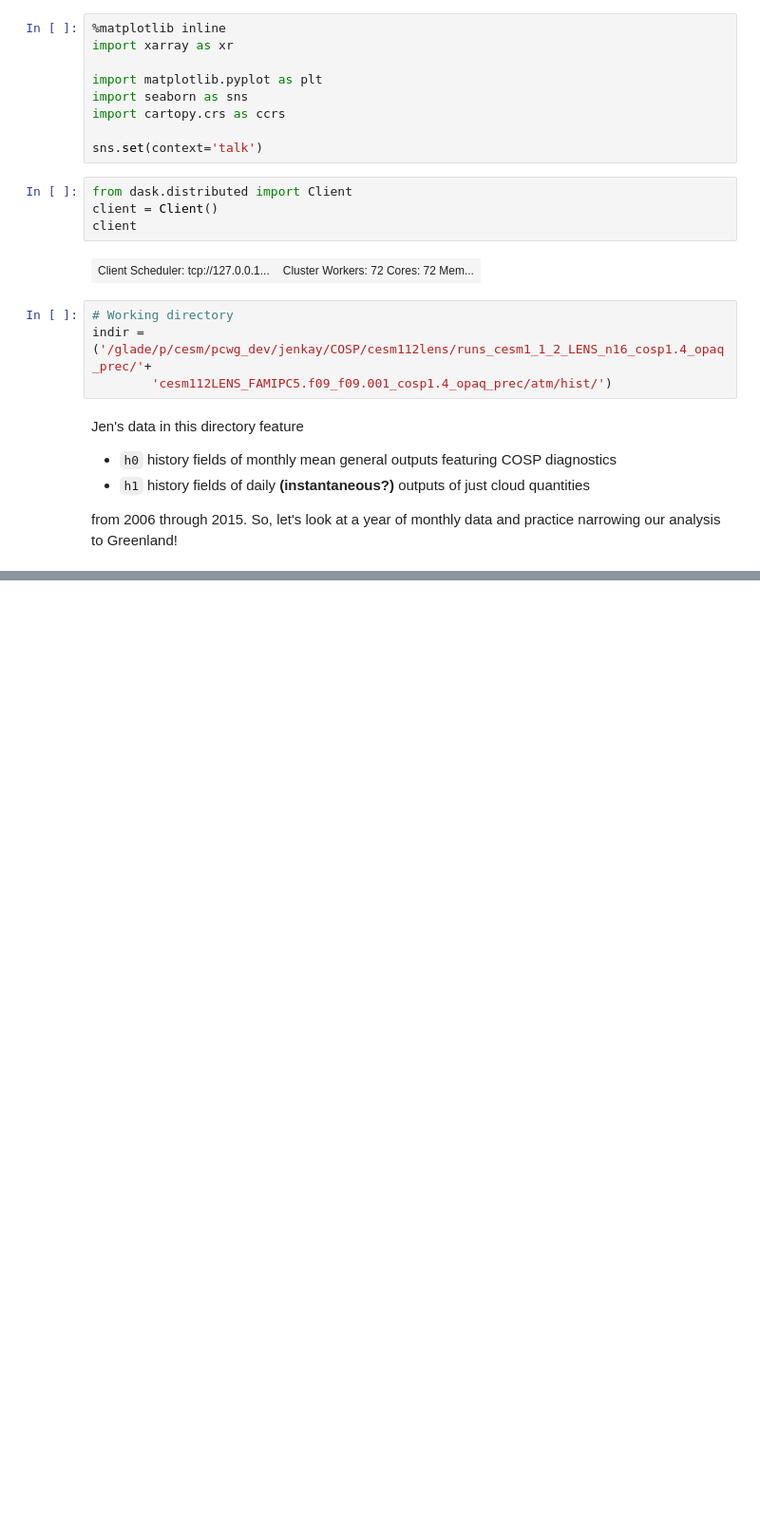
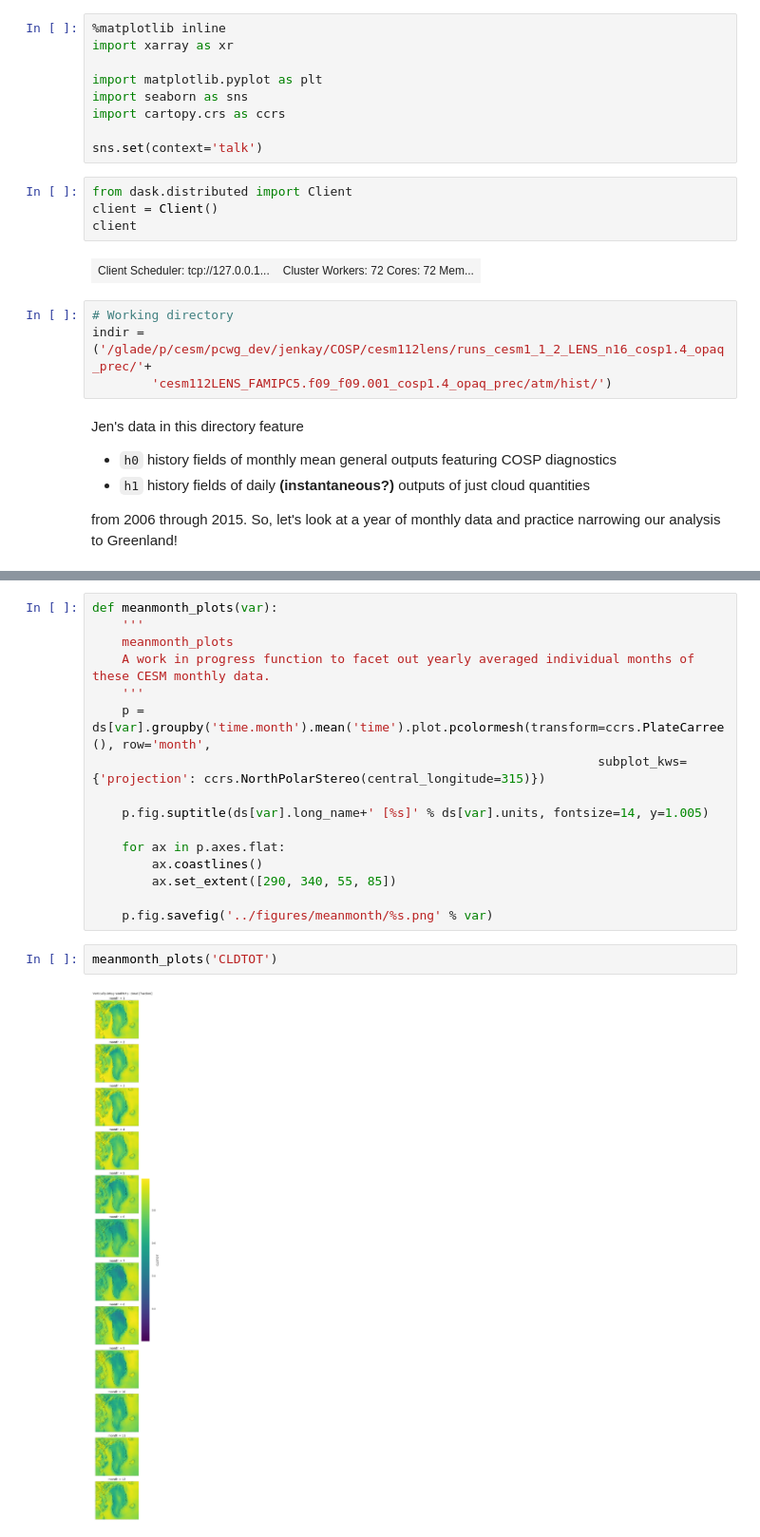
Before and after one commit to dcamron/cosp-explore, a Jupyter notebook: notebooks/explore.ipynb, the cells around one changed output, grey strips where cells are left out. Shown at 95% size. Drawn from its saved outputs; the diff is of its cells as text; blank space fills up the shorter version.

```diff
--- a/notebooks/explore.ipynb
+++ b/notebooks/explore.ipynb
@@ -61,0 +50,20 @@ cl = ax.coastlines()
+# %%
+def meanmonth_plots(var):
+    '''
+    meanmonth_plots
+    A work in progress function to facet out yearly averaged individual months of these CESM monthly data.
+    '''
+    p = ds[var].groupby('time.month').mean('time').plot.pcolormesh(transform=ccrs.PlateCarree(), row='month',
+                                                                    subplot_kws={'projection': ccrs.NorthPolarStereo(central_longitude=315)})
+
+    p.fig.suptitle(ds[var].long_name+' [%s]' % ds[var].units, fontsize=14, y=1.005)
+
+    for ax in p.axes.flat:
+        ax.coastlines()
+        ax.set_extent([290, 340, 55, 85])
+
+    p.fig.savefig('../figures/meanmonth/%s.png' % var)
+# %%
+meanmonth_plots('CLDTOT')
+# %% [output]
+[figure, added]
```
Also changed, not shown: parts of 9 cells of this notebook, 6 other files.
